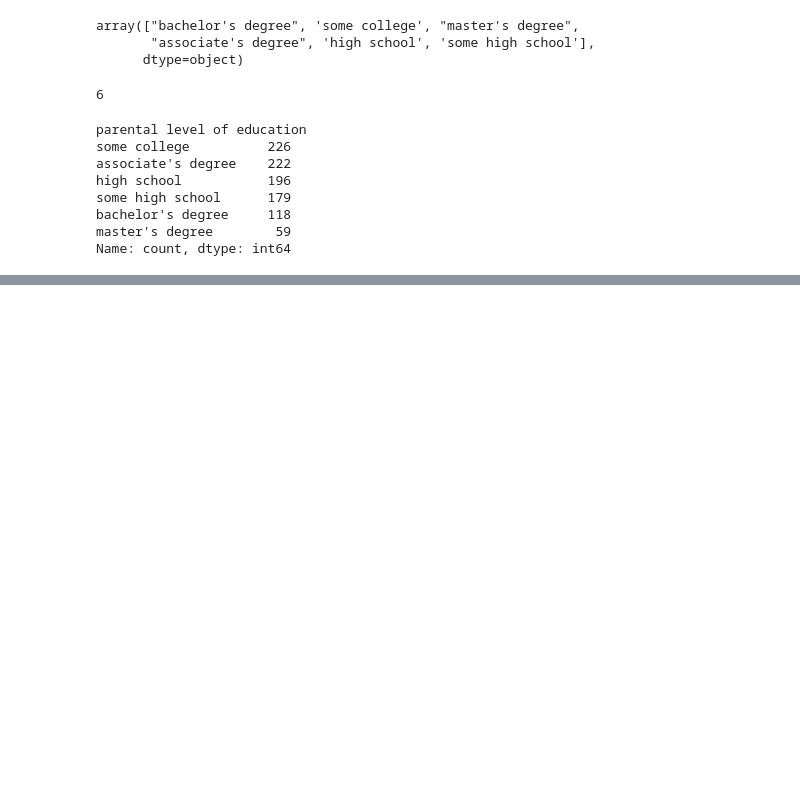
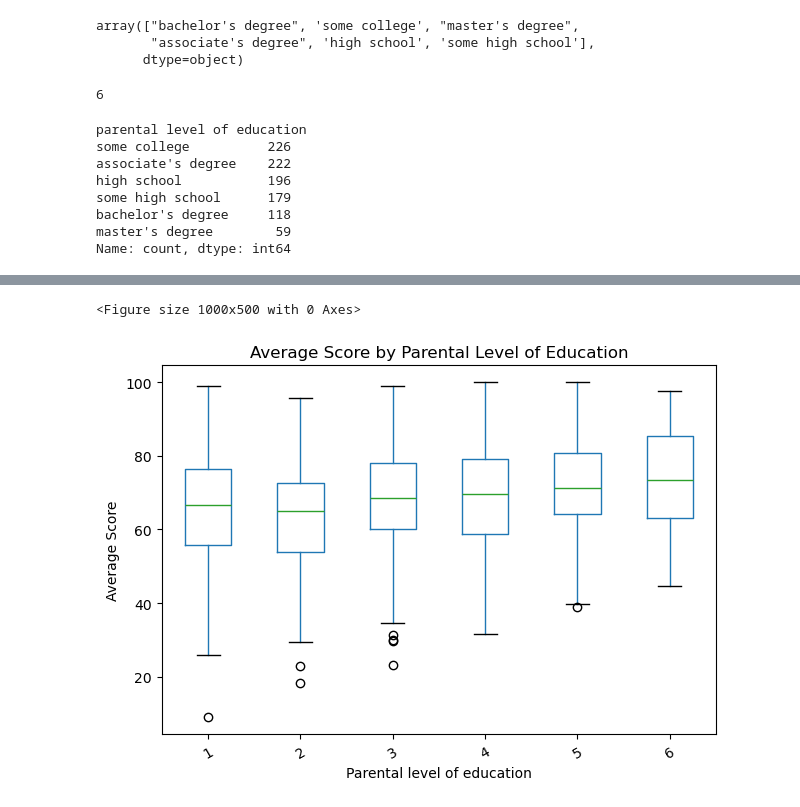
Before and after one commit to 537220y/data-science, a Jupyter notebook: project1/1.ipynb, the cells around one changed output, grey strips where cells are left out. Drawn from its saved outputs; the diff is of its cells as text; code cells hidden in the pictures; blank space fills up the shorter version.

```diff
--- a/project1/1.ipynb
+++ b/project1/1.ipynb
@@ -115,7 +115,7 @@ bachelor's degree     118
 master's degree        59
 Name: count, dtype: int64
 # %%
+# 该cell只能运行一次，因为二次运行时parental level of education的元素变成了数值，map找不到key
 education_rank = {"some high school":1,"high school":2,"some college":3,
                   "associate's degree":4,"bachelor's degree":5,"master's degree":6}
-df["education_rank"] = df["parental level of education"].map(education_rank)
-df
+df["parental level of education"] = df["parental level of education"].map(education_rank)
@@ -135,0 +122,3 @@ df
+# %%
+df["Average Score"] = (df["math score"] + df["reading score"] + df["writing score"])/3
+df.head()
@@ -135,0 +132,4 @@ df
+# %%
+# wrong: df["High Achiever"] = 1 if df["Average Score"] >=75 else 0
+df["High Achiever"] = (df["Average Score"] >= 75).astype(int)
+df.head()
@@ -135,0 +155,20 @@ df
+# %%
+import matplotlib.pyplot as plt
+
+# pd.to_numeric(): 把一列转换为数值
+df["Average Score"] = pd.to_numeric(df["Average Score"], errors = "coerce")
+plt.figure(figsize = (10, 5))
+ax = df.boxplot(column = "Average Score",
+               by = "parental level of education",
+               grid = False,
+               rot = 30)
+plt.title("Average Score by Parental Level of Education")
+# 去掉pandas自动添加的“超级标题”
+plt.suptitle("")
+plt.xlabel("Parental level of education")
+plt.ylabel("Average Score")
+plt.tight_layout()
+plt.show()
+# %% [output]
+<Figure size 1000x500 with 0 Axes>
+[figure, added]
```
Also changed, not shown: parts of 9 cells of this notebook.
